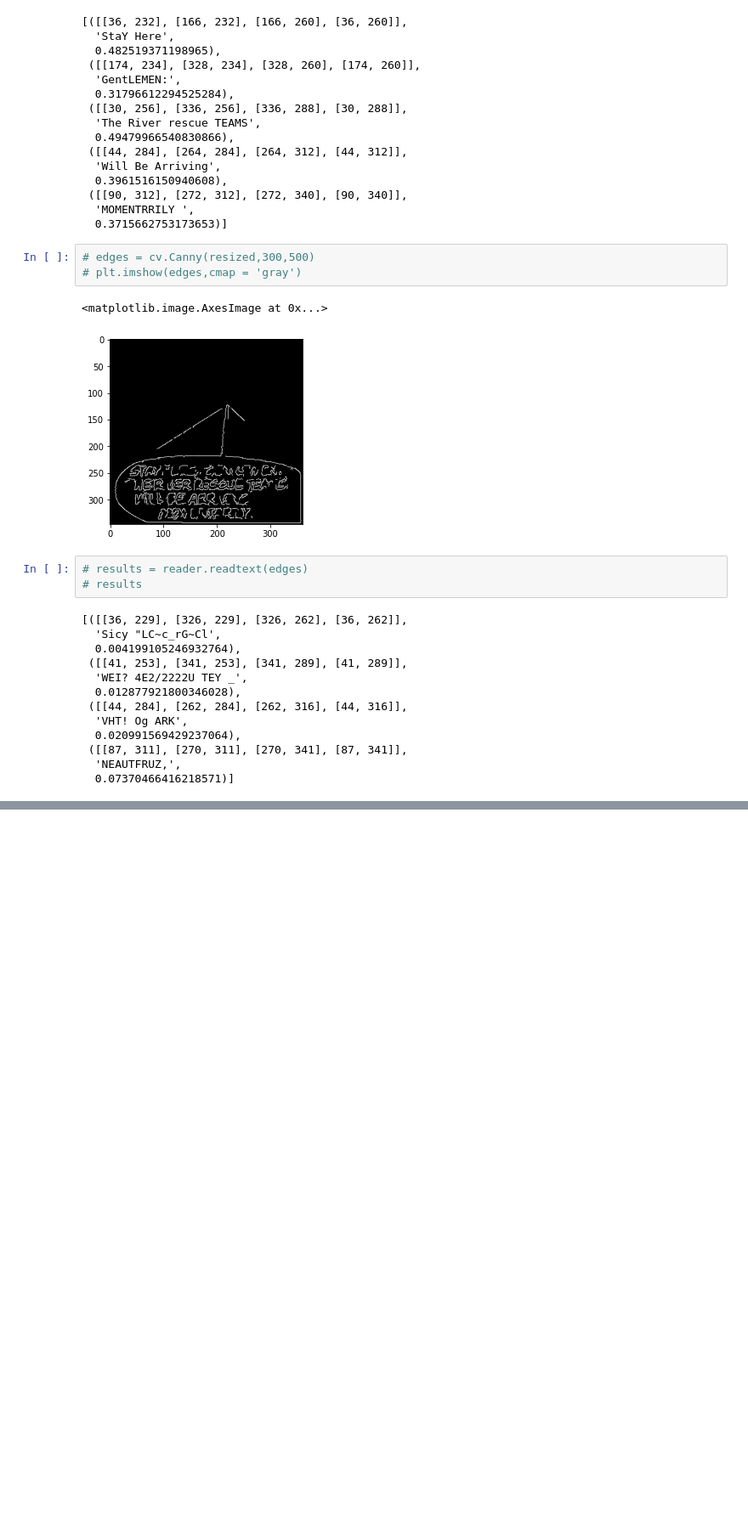
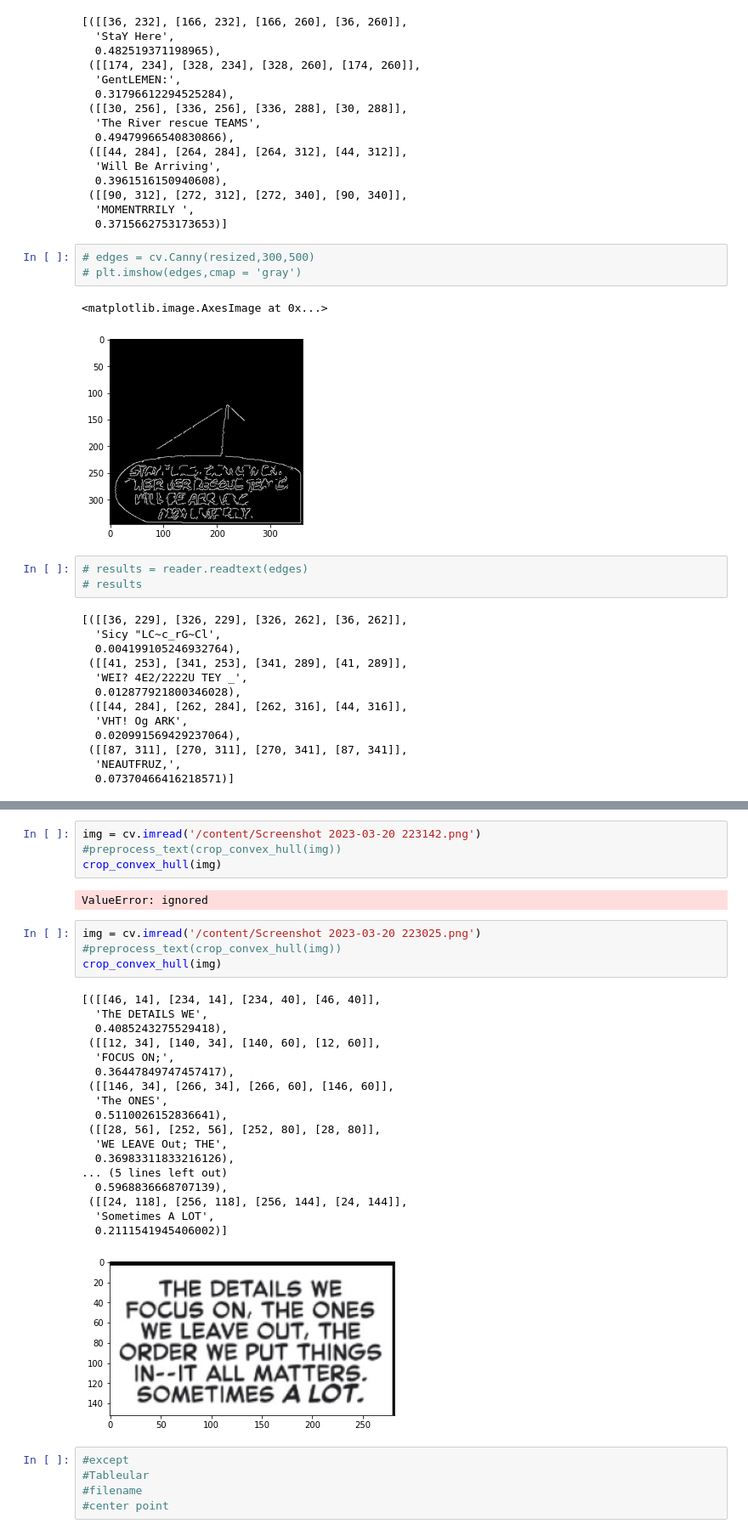
Before and after one commit to yallavaibhav/Comic-AudioBooks, a Jupyter notebook: Contouring_final_with_preprocessing.ipynb, the cells around one changed output, grey strips where cells are left out. Shown at 85% size. Drawn from its saved outputs; the diff is of its cells as text; blank space fills up the shorter version.

```diff
--- a/Contouring_final_with_preprocessing.ipynb
+++ b/Contouring_final_with_preprocessing.ipynb
@@ -325,2 +337,36 @@ crop_convex_hull(img)
 # %% [output]
 []
+# %%
+img = cv.imread('/content/Screenshot 2023-03-20 223142.png')
+#preprocess_text(crop_convex_hull(img))
+crop_convex_hull(img)
+# %% [output]
+ValueError: ignored
+# %%
+img = cv.imread('/content/Screenshot 2023-03-20 223025.png')
+#preprocess_text(crop_convex_hull(img))
+crop_convex_hull(img)
+# %% [output]
+[([[46, 14], [234, 14], [234, 40], [46, 40]],
+  'ThE DETAILS WE',
+  0.4085243275529418),
+ ([[12, 34], [140, 34], [140, 60], [12, 60]],
+  'FOCUS ON;',
+  0.36447849747457417),
+ ([[146, 34], [266, 34], [266, 60], [146, 60]],
+  'The ONES',
+  0.5110026152836641),
+ ([[28, 56], [252, 56], [252, 80], [28, 80]],
+  'WE LEAVE Out; THE',
+  0.36983311833216126),
+... (5 lines left out)
+  0.5968836668707139),
+ ([[24, 118], [256, 118], [256, 144], [24, 144]],
+  'Sometimes A LOT',
+  0.2111541945406002)]
+[figure, added]
+# %%
+#except
+#Tableular
+#filename
+#center point
```
Also changed, not shown: parts of 2 cells of this notebook.
